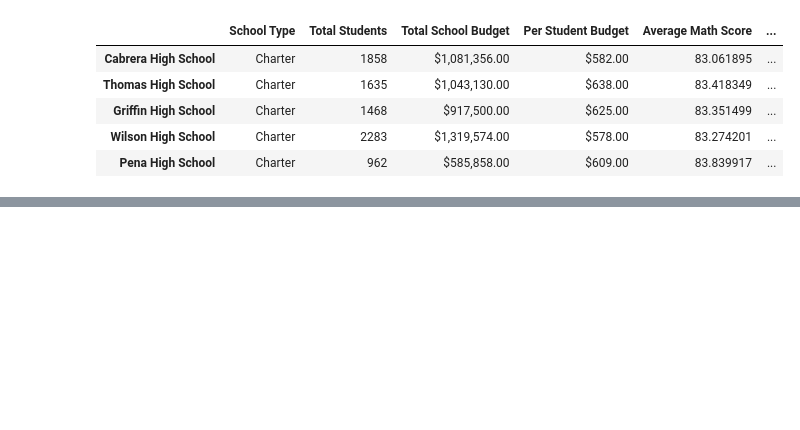
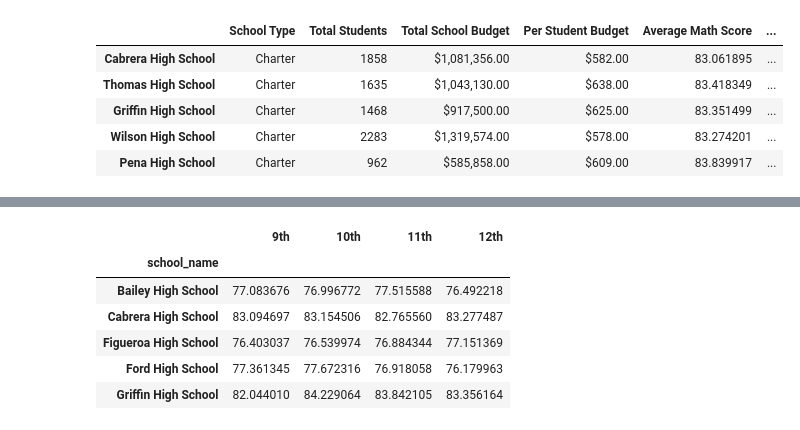
Before and after one commit to HannahEG/School_District_Analysis1, a Jupyter notebook: PyCitySchools.ipynb, the cells around one changed output, grey strips where cells are left out. Drawn from its saved outputs; the diff is of its cells as text; code cells hidden in the pictures; blank space fills up the shorter version.

```diff
--- a/PyCitySchools.ipynb
+++ b/PyCitySchools.ipynb
@@ -873,0 +888,8 @@ bottom_schools.head()
+# %%
+# Group each grade series by school name to find average math score for each grade by school
+ninth_grade_math_mean = ninth_graders.groupby(["school_name"]).mean()["math_score"]
+tenth_grade_math_mean = tenth_graders.groupby(["school_name"]).mean()["math_score"]
+eleventh_grade_math_mean = eleventh_graders.groupby(["school_name"]).mean()["math_score"]
+twelfth_grade_math_mean = twelfth_graders.groupby(["school_name"]).mean()["math_score"]
+
+eleventh_grade_math_mean
@@ -873,0 +940,16 @@ bottom_schools.head()
+# %%
+# Create new DataFrame with each grade series with math means
+math_means_by_grade = pd.DataFrame({
+            "9th": ninth_grade_math_mean,
+            "10th": tenth_grade_math_mean,
+            "11th": eleventh_grade_math_mean,
+            "12th": twelfth_grade_math_mean})
+math_means_by_grade.head()
+# %% [output]
+|  | 9th | 10th | 11th | 12th |
+| school_name |  |  |  |  |
+| Bailey High School | 77.083676 | 76.996772 | 77.515588 | 76.492218 |
+| Cabrera High School | 83.094697 | 83.154506 | 82.765560 | 83.277487 |
+| Figueroa High School | 76.403037 | 76.539974 | 76.884344 | 77.151369 |
+| Ford High School | 77.361345 | 77.672316 | 76.918058 | 76.179963 |
+| Griffin High School | 82.044010 | 84.229064 | 83.842105 | 83.356164 |
```
Also changed, not shown: parts of 6 cells of this notebook.
